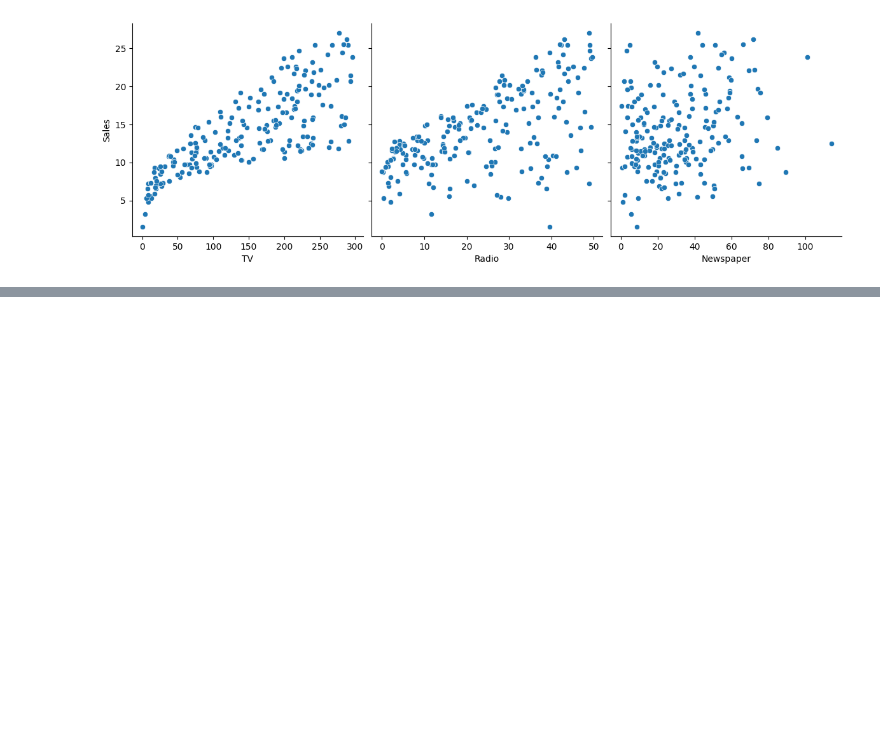
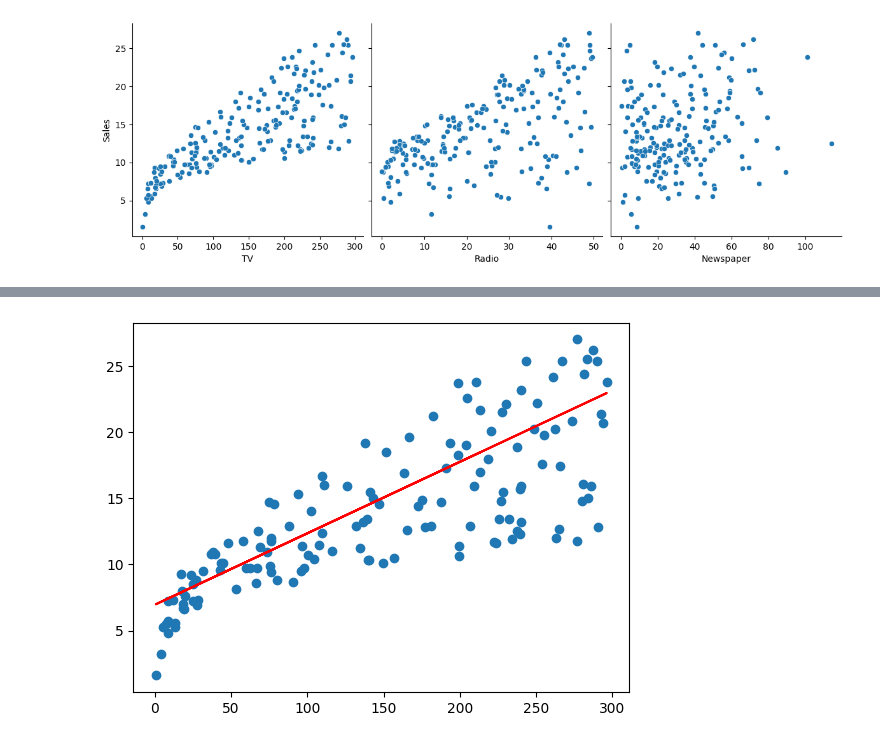
Before and after one commit to Vexy-04/DSE-Lab, a Jupyter notebook: Program 5/linear regression.ipynb, the cells around one changed output, grey strips where cells are left out. Saved outputs shown, nothing was run; the diff lists cells and outputs as text; code cells hidden in the pictures; blank space fills up the shorter version.

```diff
--- a/Program 5/linear regression.ipynb
+++ b/Program 5/linear regression.ipynb
@@ -64,0 +88,6 @@ plt.show()
+# %%
+plt.scatter(x_train,y_train)
+plt.plot(x_train,6.948+0.054*x_train,'r')
+plt.show()
+# %% [output]
+[figure, added]
```
Also changed, not shown: parts of 5 cells of this notebook.
